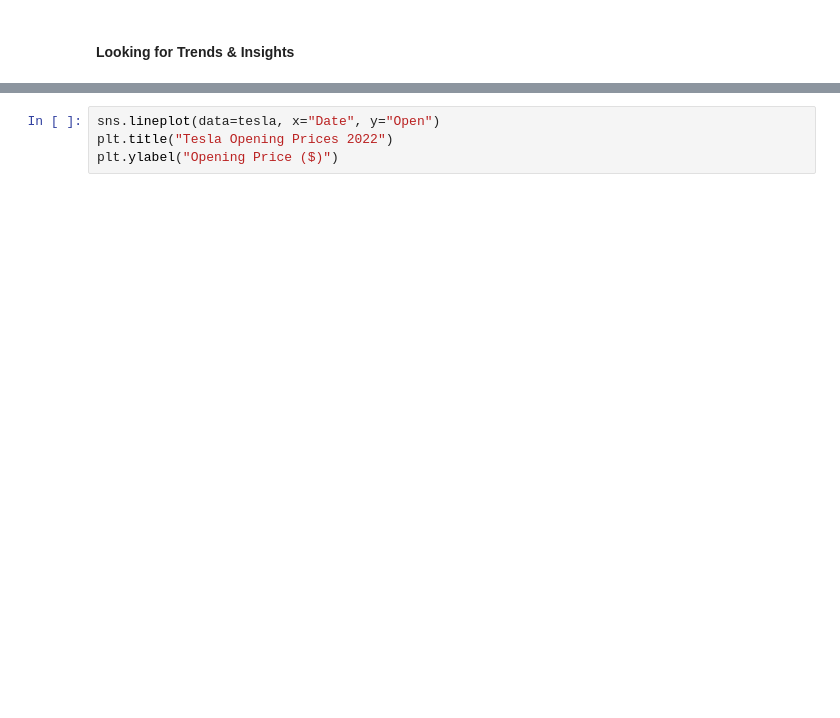
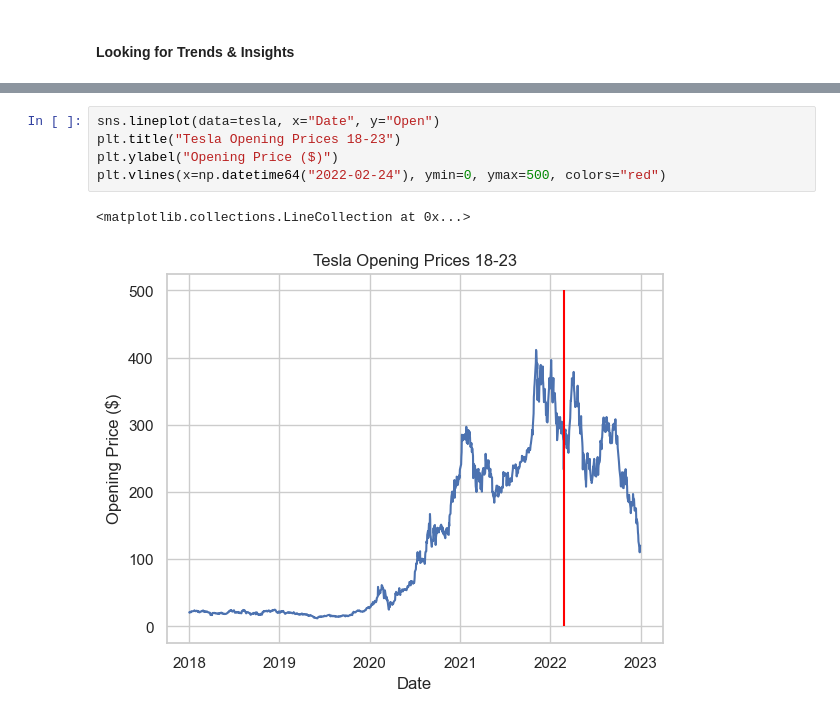
Before and after one commit to sethbeckett/cs6830_project3, a Jupyter notebook: eda.ipynb, the cells around one changed output, grey strips where cells are left out. Saved outputs shown, nothing was run; the diff lists cells and outputs as text; blank space fills up the shorter version.

```diff
--- a/eda.ipynb
+++ b/eda.ipynb
@@ -44,4 +64,8 @@ plt.ylabel("Opening Price ($)")
 # %%
 sns.lineplot(data=tesla, x="Date", y="Open")
-plt.title("Tesla Opening Prices 2022")
+plt.title("Tesla Opening Prices 18-23")
 plt.ylabel("Opening Price ($)")
+plt.vlines(x=np.datetime64("2022-02-24"), ymin=0, ymax=500, colors="red")
+# %% [output]
+<matplotlib.collections.LineCollection at 0x...>
+[figure, added]
```
Also changed, not shown: parts of 9 cells of this notebook.
